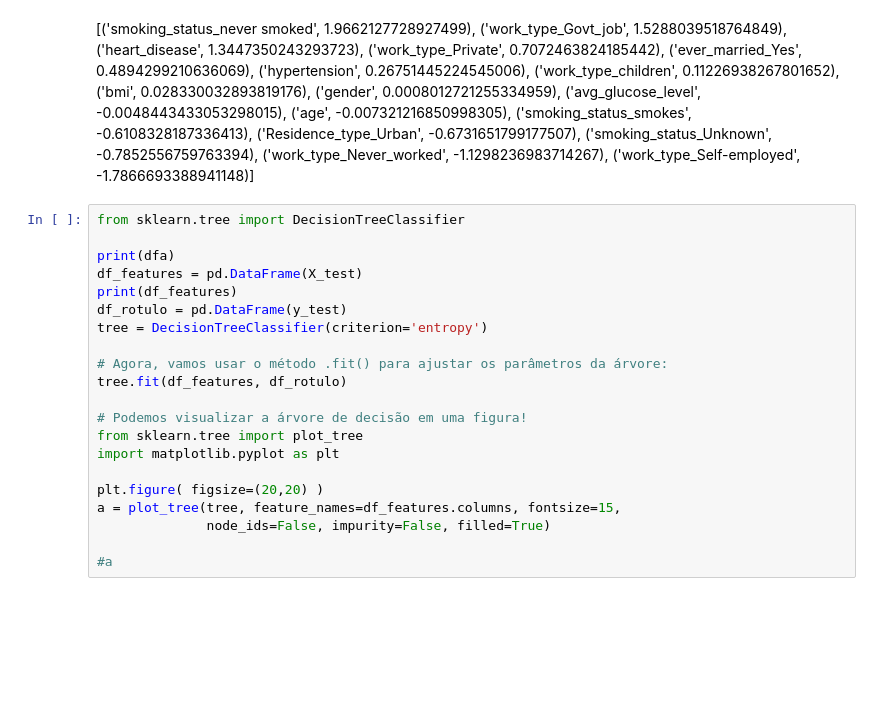
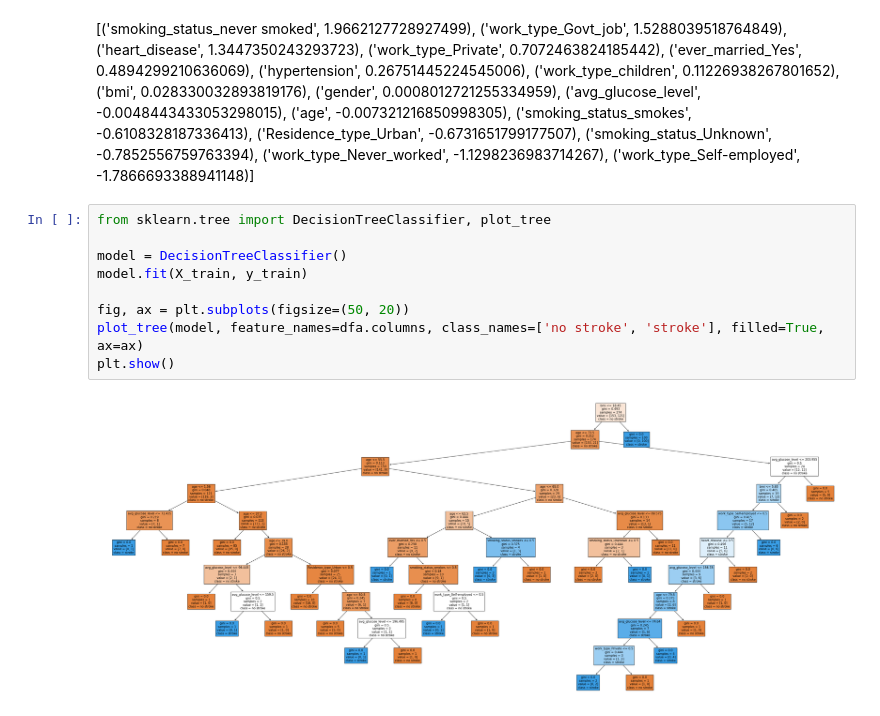
Before and after one commit to P-ASilva/stroke-classifier-evaluation, a Jupyter notebook: demo.ipynb, the cells around one changed output. Cells and saved outputs as stored; diff of their text form; blank space fills up the shorter version.

```diff
--- a/demo.ipynb
+++ b/demo.ipynb
@@ -154,24 +210,14 @@ sorted(res.items(), key=lambda t: t[1], reverse=True)
  ('smoking_status_Unknown', -0.7852556759763394),
  ('work_type_Never_worked', -1.1298236983714267),
  ('work_type_Self-employed', -1.7866693388941148)]
-# %%
-from sklearn.tree import DecisionTreeClassifier
-
-print(dfa)
-df_features = pd.DataFrame(X_test)
-print(df_features)
-df_rotulo = pd.DataFrame(y_test)
-tree = DecisionTreeClassifier(criterion='entropy')
-
-# Agora, vamos usar o método .fit() para ajustar os parâmetros da árvore:
-tree.fit(df_features, df_rotulo)
-
-# Podemos visualizar a árvore de decisão em uma figura!
-from sklearn.tree import plot_tree
-import matplotlib.pyplot as plt
-
-plt.figure( figsize=(20,20) )
-a = plot_tree(tree, feature_names=df_features.columns, fontsize=15,
-              node_ids=False, impurity=False, filled=True)
-
-#a
+# %%
+from sklearn.tree import DecisionTreeClassifier, plot_tree
+
+model = DecisionTreeClassifier()
+model.fit(X_train, y_train)
+
+fig, ax = plt.subplots(figsize=(50, 20))
+plot_tree(model, feature_names=dfa.columns, class_names=['no stroke', 'stroke'], filled=True, ax=ax)
+plt.show()
+# %% [output]
+[figure, added]
```
Also changed, not shown: parts of 6 cells of this notebook.
